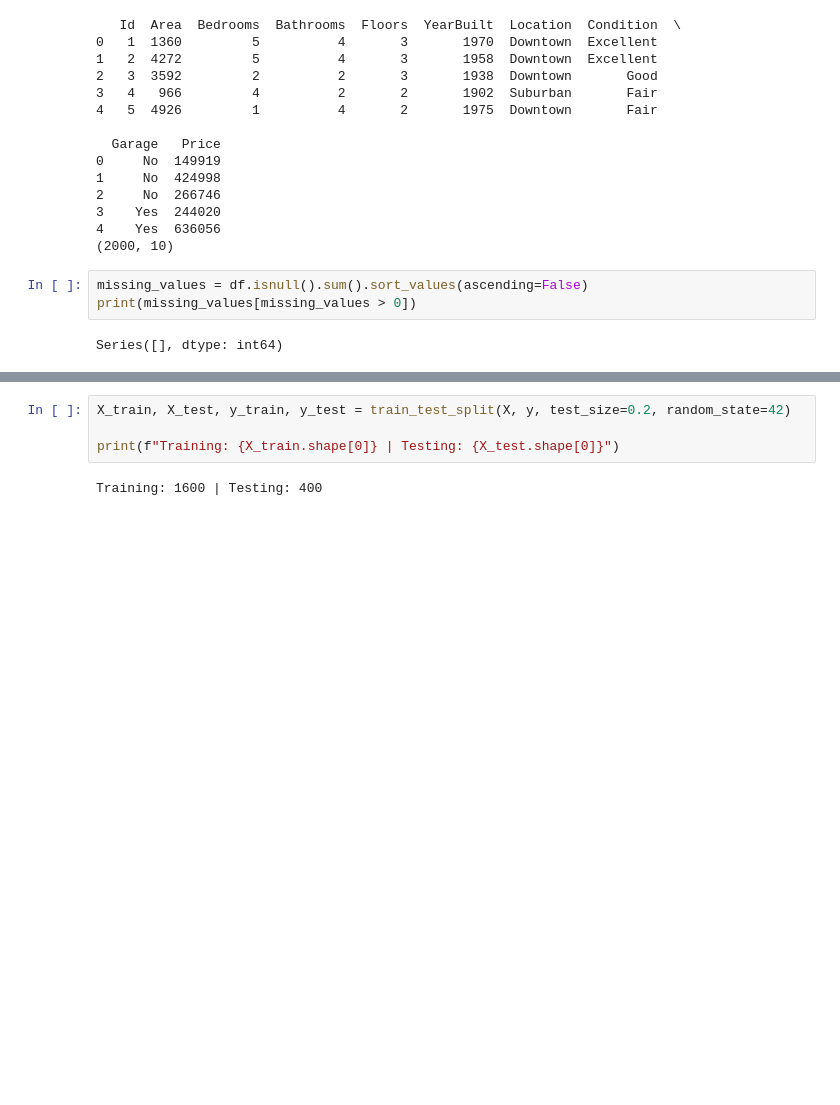
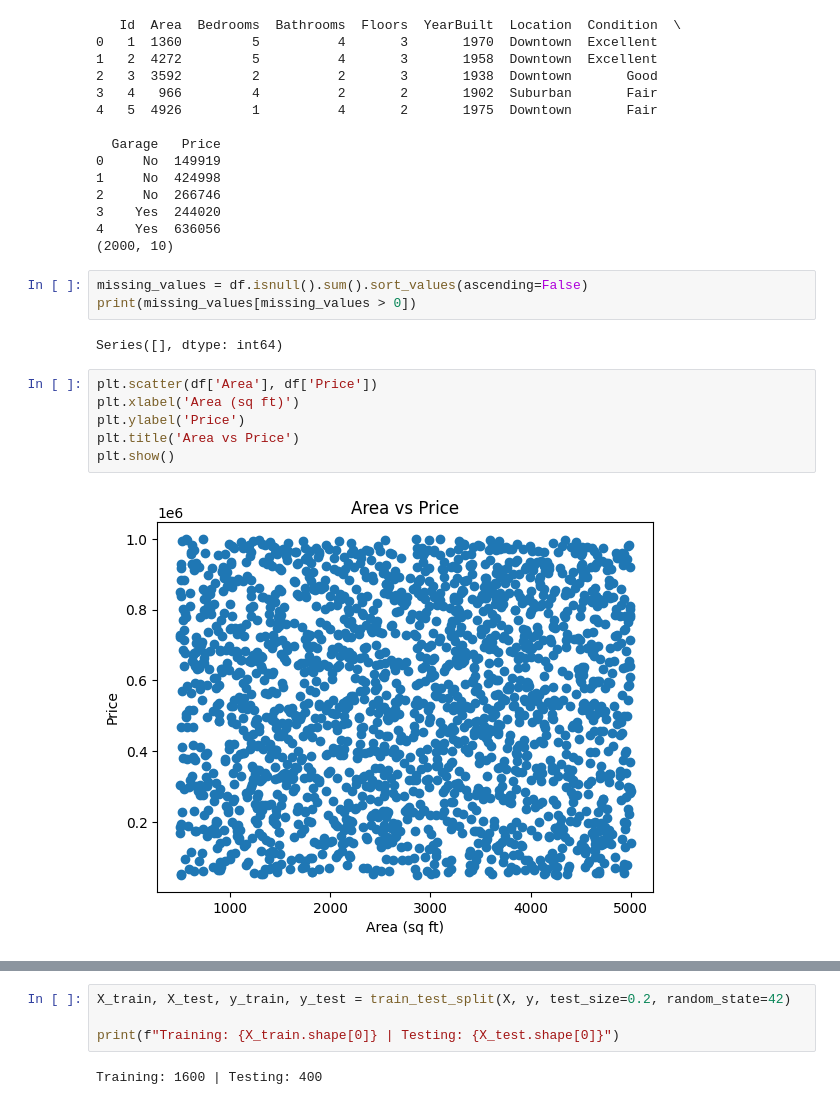
Before and after one commit to rounakkumar-tech/House-Price-prediction, a Jupyter notebook: app.ipynb, the cells around one changed output, grey strips where cells are left out. Drawn from its saved outputs; the diff is of its cells as text; blank space fills up the shorter version.

```diff
--- a/app.ipynb
+++ b/app.ipynb
@@ -32,3 +32,11 @@ missing_values = df.isnull().sum().sort_values(ascending=False)
 print(missing_values[missing_values > 0])
 # %% [output]
 Series([], dtype: int64)
+# %%
+plt.scatter(df['Area'], df['Price'])
+plt.xlabel('Area (sq ft)')
+plt.ylabel('Price')
+plt.title('Area vs Price')
+plt.show()
+# %% [output]
+[figure, added]
```
Also changed, not shown: parts of 17 cells of this notebook, 2 other files.
